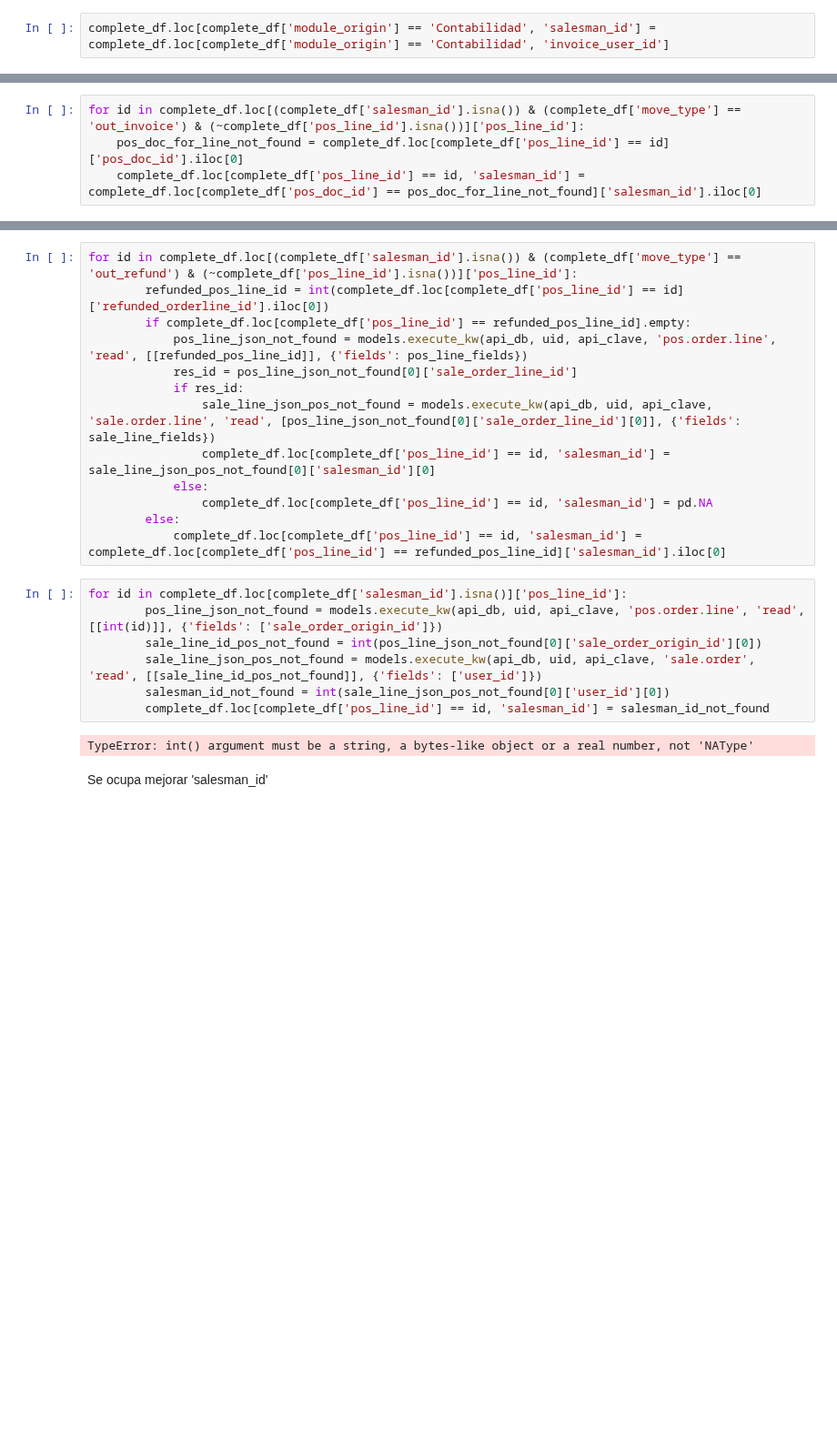
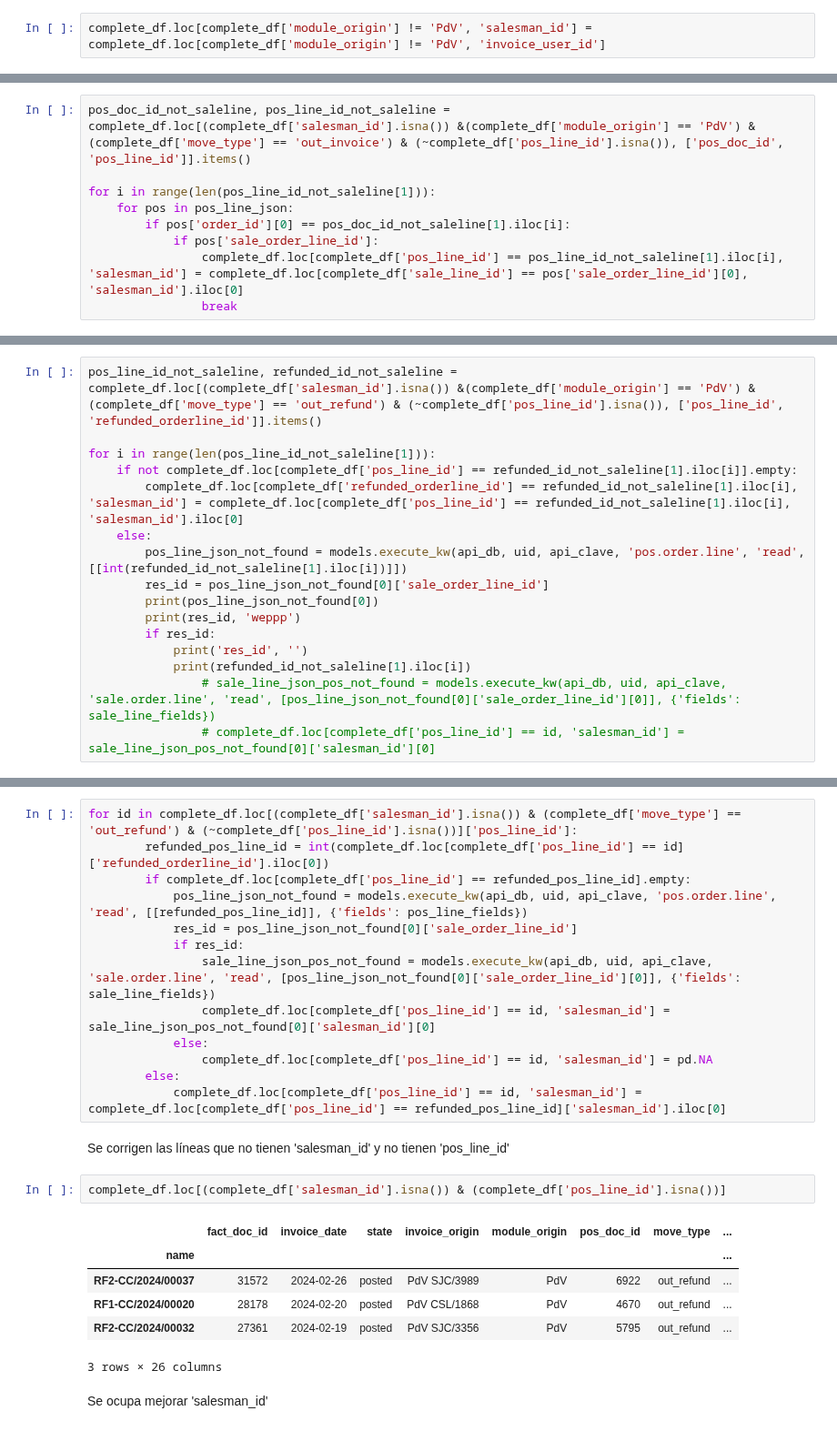
Before and after one commit to ecostichp/odoo_comisiones, a Jupyter notebook: algoritmo/beta_algoritmo.ipynb, the cells around one changed output, grey strips where cells are left out. Shown at 91% size. Saved outputs shown, nothing was run; the diff lists cells and outputs as text; blank space fills up the shorter version.

```diff
--- a/algoritmo/beta_algoritmo.ipynb
+++ b/algoritmo/beta_algoritmo.ipynb
@@ -404,2 +401,2 @@ Ya que se tiene `complete_df`, se ocupa corregir todas las líneas que en el cam
 # %%
-complete_df.loc[complete_df['module_origin'] == 'Contabilidad', 'salesman_id'] = complete_df.loc[complete_df['module_origin'] == 'Contabilidad', 'invoice_user_id']
+complete_df.loc[complete_df['module_origin'] != 'PdV', 'salesman_id'] = complete_df.loc[complete_df['module_origin'] != 'PdV', 'invoice_user_id']
@@ -406,4 +407,9 @@ complete_df.loc[complete_df['module_origin'] == 'Contabilidad', 'salesman_id'] =
 # %%
-for id in complete_df.loc[(complete_df['salesman_id'].isna()) & (complete_df['move_type'] == 'out_invoice') & (~complete_df['pos_line_id'].isna())]['pos_line_id']:
-    pos_doc_for_line_not_found = complete_df.loc[complete_df['pos_line_id'] == id]['pos_doc_id'].iloc[0]
-    complete_df.loc[complete_df['pos_line_id'] == id, 'salesman_id'] = complete_df.loc[complete_df['pos_doc_id'] == pos_doc_for_line_not_found]['salesman_id'].iloc[0]
+pos_doc_id_not_saleline, pos_line_id_not_saleline = complete_df.loc[(complete_df['salesman_id'].isna()) &(complete_df['module_origin'] == 'PdV') & (complete_df['move_type'] == 'out_invoice') & (~complete_df['pos_line_id'].isna()), ['pos_doc_id', 'pos_line_id']].items()
+
+for i in range(len(pos_line_id_not_saleline[1])):
+    for pos in pos_line_json:
+        if pos['order_id'][0] == pos_doc_id_not_saleline[1].iloc[i]:
+            if pos['sale_order_line_id']:
+                complete_df.loc[complete_df['pos_line_id'] == pos_line_id_not_saleline[1].iloc[i], 'salesman_id'] = complete_df.loc[complete_df['sale_line_id'] == pos['sale_order_line_id'][0], 'salesman_id'].iloc[0]
+                break
@@ -409,0 +426,16 @@ for id in complete_df.loc[(complete_df['salesman_id'].isna()) & (complete_df['mo
+# %%
+pos_line_id_not_saleline, refunded_id_not_saleline = complete_df.loc[(complete_df['salesman_id'].isna()) &(complete_df['module_origin'] == 'PdV') & (complete_df['move_type'] == 'out_refund') & (~complete_df['pos_line_id'].isna()), ['pos_line_id', 'refunded_orderline_id']].items()
+
+for i in range(len(pos_line_id_not_saleline[1])):
+    if not complete_df.loc[complete_df['pos_line_id'] == refunded_id_not_saleline[1].iloc[i]].empty:
+        complete_df.loc[complete_df['refunded_orderline_id'] == refunded_id_not_saleline[1].iloc[i], 'salesman_id'] = complete_df.loc[complete_df['pos_line_id'] == refunded_id_not_saleline[1].iloc[i], 'salesman_id'].iloc[0]
+    else:
+        pos_line_json_not_found = models.execute_kw(api_db, uid, api_clave, 'pos.order.line', 'read', [[int(refunded_id_not_saleline[1].iloc[i])]])
+        res_id = pos_line_json_not_found[0]['sale_order_line_id']
+        print(pos_line_json_not_found[0])
+        print(res_id, 'weppp')
+        if res_id:
+            print('res_id', '')
+            print(refunded_id_not_saleline[1].iloc[i])
+                # sale_line_json_pos_not_found = models.execute_kw(api_db, uid, api_clave, 'sale.order.line', 'read', [pos_line_json_not_found[0]['sale_order_line_id'][0]], {'fields': sale_line_fields})
+                # complete_df.loc[complete_df['pos_line_id'] == id, 'salesman_id'] = sale_line_json_pos_not_found[0]['salesman_id'][0]
@@ -420,15 +470,17 @@ for id in complete_df.loc[(complete_df['salesman_id'].isna()) & (complete_df['mo
                 complete_df.loc[complete_df['pos_line_id'] == id, 'salesman_id'] = pd.NA
         else:
             complete_df.loc[complete_df['pos_line_id'] == id, 'salesman_id'] = complete_df.loc[complete_df['pos_line_id'] == refunded_pos_line_id]['salesman_id'].iloc[0]
-# %%
-for id in complete_df.loc[complete_df['salesman_id'].isna()]['pos_line_id']:
-        pos_line_json_not_found = models.execute_kw(api_db, uid, api_clave, 'pos.order.line', 'read', [[int(id)]], {'fields': ['sale_order_origin_id']})
-        sale_line_id_pos_not_found = int(pos_line_json_not_found[0]['sale_order_origin_id'][0])
-        sale_line_json_pos_not_found = models.execute_kw(api_db, uid, api_clave, 'sale.order', 'read', [[sale_line_id_pos_not_found]], {'fields': ['user_id']})
-        salesman_id_not_found = int(sale_line_json_pos_not_found[0]['user_id'][0])
-        complete_df.loc[complete_df['pos_line_id'] == id, 'salesman_id'] = salesman_id_not_found
-# %% [output]
-TypeError: int() argument must be a string, a bytes-like object or a real number, not 'NAType'
+# %% [markdown]
+Se corrigen las líneas que no tienen 'salesman_id' y no tienen 'pos_line_id'
+# %%
+complete_df.loc[(complete_df['salesman_id'].isna()) & (complete_df['pos_line_id'].isna())]
+# %% [output]
+|  | fact_doc_id | invoice_date | state | invoice_origin | module_origin | pos_doc_id | move_type | ... |
+| name |  |  |  |  |  |  |  | ... |
+| RF2-CC/2024/00037 | 31572 | 2024-02-26 | posted | PdV SJC/3989 | PdV | 6922 | out_refund | ... |
+| RF1-CC/2024/00020 | 28178 | 2024-02-20 | posted | PdV CSL/1868 | PdV | 4670 | out_refund | ... |
+| RF2-CC/2024/00032 | 27361 | 2024-02-19 | posted | PdV SJC/3356 | PdV | 5795 | out_refund | ... |
+3 rows × 26 columns
 # %% [markdown]
 Se ocupa mejorar 'salesman_id'
 # %%
```
Also changed, not shown: parts of 10 cells of this notebook, 5 other files.
